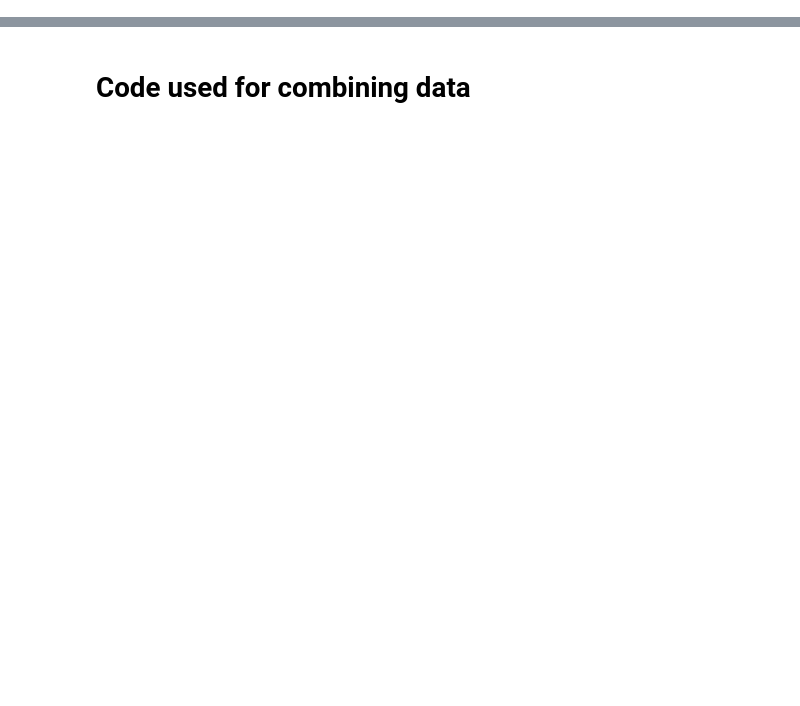
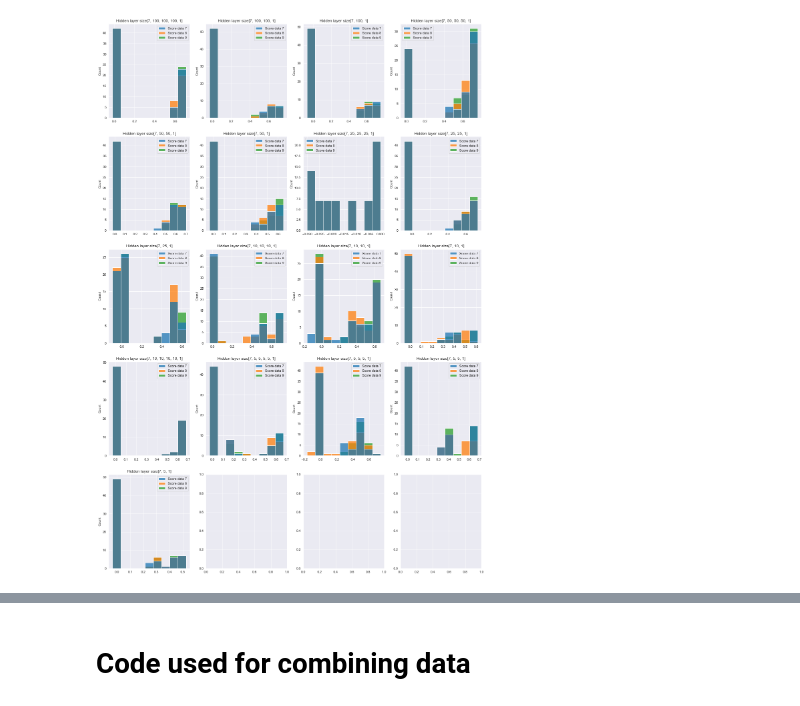
Before and after one commit to NiwEoj/Dr-Soo-ML, a Jupyter notebook: First ML/Analyse.ipynb, the cells around one changed output, grey strips where cells are left out. Cells and saved outputs as stored; diff of their text form; code cells hidden in the pictures; blank space fills up the shorter version.

```diff
--- a/First ML/Analyse.ipynb
+++ b/First ML/Analyse.ipynb
@@ -110,0 +77,21 @@ mdata.head(10)
+# %%
+# size of subplot
+row = 5
+column = 4
+
+# number of hidden layer size
+num = 17
+
+fig, ax = plt.subplots(row,column, figsize = (20,30))
+n = 0
+for i in range(row):
+    for j in range(column):
+        if n < num:
+            sns.histplot(data = mdata[['Score data 7', 'Score data 8', 'Score data 9']].loc[0 + 70*n:69 + 70*n], ax = ax[i,j])
+            title = 'Hidden layer size' + str(mdata['Hidden layer size'].loc[0 + 70*n])
+            ax[i,j].set_title(title)
+            n = n + 1
+
+plt.show()
+# %% [output]
+[figure, added]
```
Also changed, not shown: parts of 8 cells of this notebook, 1 other file.
